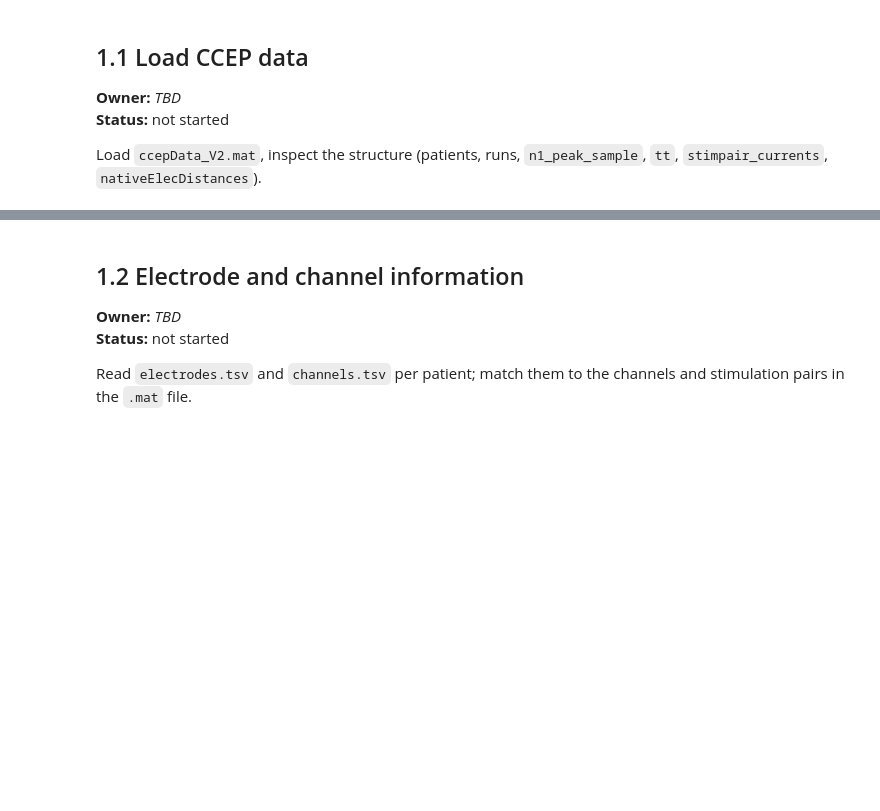
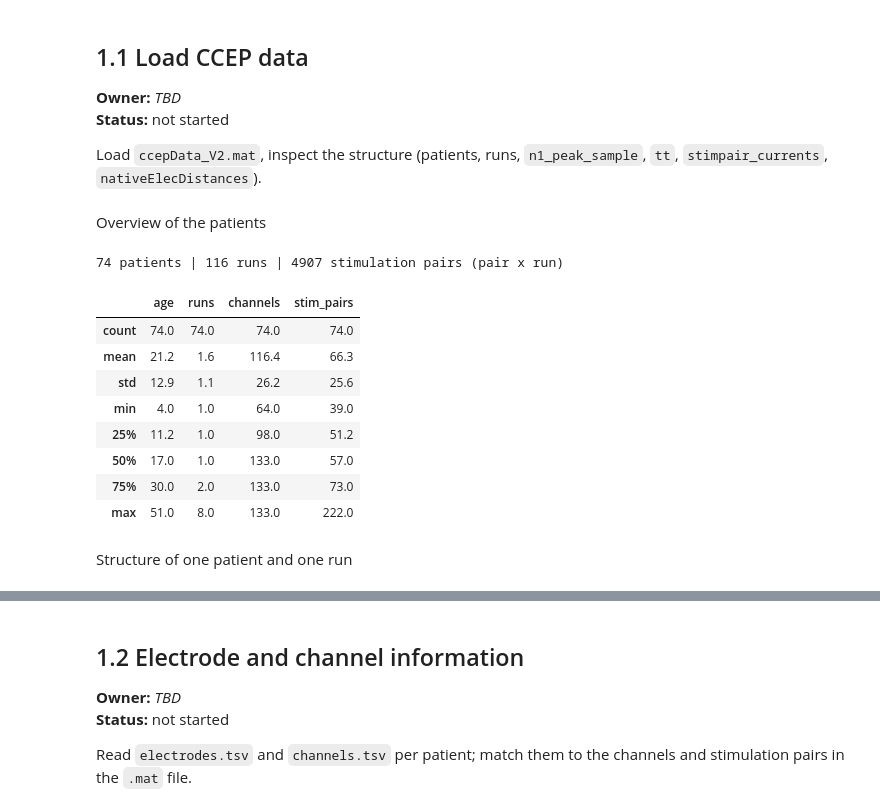
Before and after one commit to SriVidyaYeluripati/control-vs-strength, a Jupyter notebook: notebooks/main.ipynb, the cells around one changed output, grey strips where cells are left out. Cells and saved outputs as stored; diff of their text form; code cells hidden in the pictures; blank space fills up the shorter version.

Commit message:
Data Tasks 1 to 4 added and runned

```diff
--- a/notebooks/main.ipynb
+++ b/notebooks/main.ipynb
@@ -51,3 +52,29 @@ SEED = 0
 **Status:** not started
 
 Load `ccepData_V2.mat`, inspect the structure (patients, runs, `n1_peak_sample`, `tt`, `stimpair_currents`, `nativeElecDistances`).
+# %% [markdown]
+ Overview of the patients
+# %%
+cc = load_ccep()
+overview = pd.DataFrame([{
+    "patient": p["id"], "session": p["ses"], "age": p["age"],
+    "runs": len(runs(p)),
+    "channels": len(runs(p)[0]["channel_names"]),
+    "stim_pairs": sum(len(r["stimpair_names"]) for r in runs(p)),
+} for p in cc])
+print(len(cc), "patients |", overview["runs"].sum(), "runs |",
+      overview["stim_pairs"].sum(), "stimulation pairs (pair x run)")
+overview.describe().round(1)
+# %% [output]
+74 patients | 116 runs | 4907 stimulation pairs (pair x run)
+|  | age | runs | channels | stim_pairs |
+| count | 74.0 | 74.0 | 74.0 | 74.0 |
+| mean | 21.2 | 1.6 | 116.4 | 66.3 |
+| std | 12.9 | 1.1 | 26.2 | 25.6 |
+| min | 4.0 | 1.0 | 64.0 | 39.0 |
+| 25% | 11.2 | 1.0 | 98.0 | 51.2 |
+| 50% | 17.0 | 1.0 | 133.0 | 57.0 |
+| 75% | 30.0 | 2.0 | 133.0 | 73.0 |
+| max | 51.0 | 8.0 | 133.0 | 222.0 |
+# %% [markdown]
+Structure of one patient and one run
```
Also changed, not shown: parts of 13 cells of this notebook, 2 other files.
